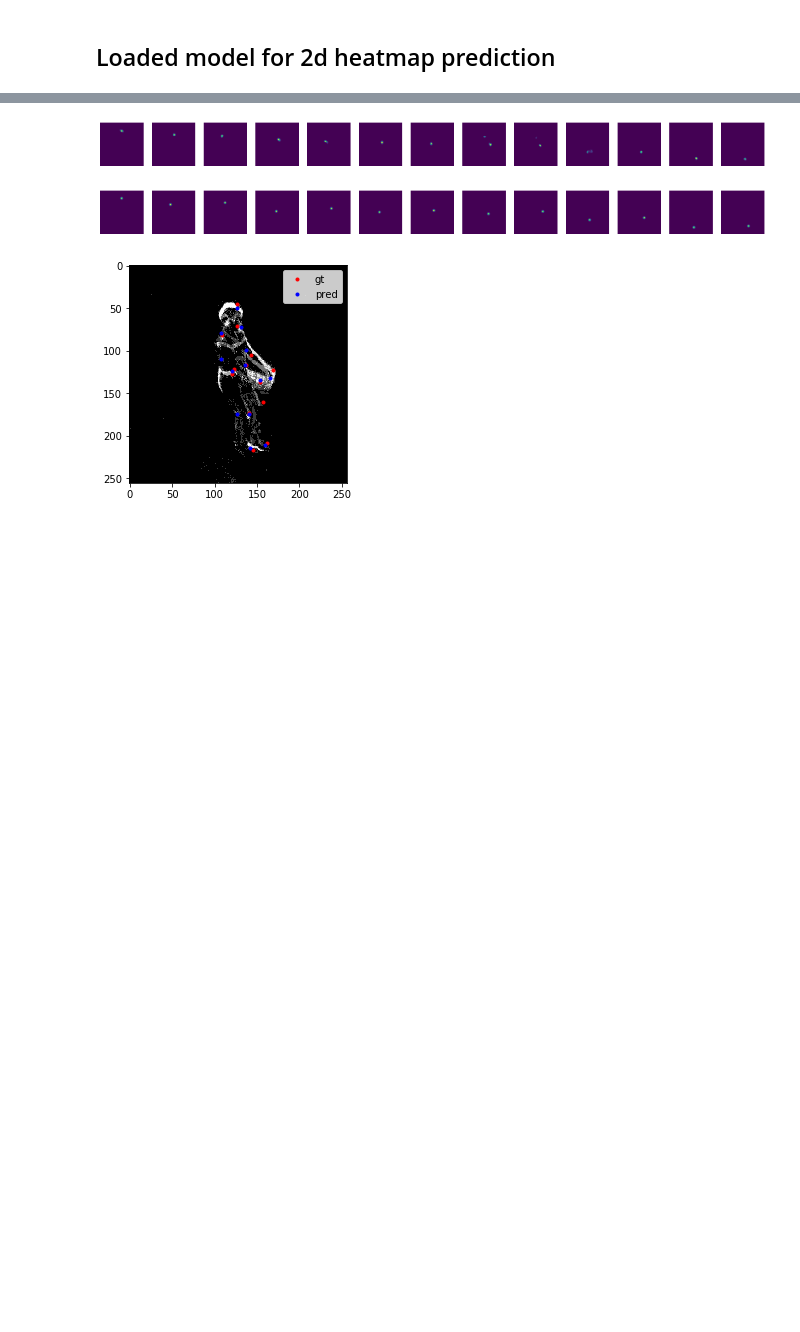
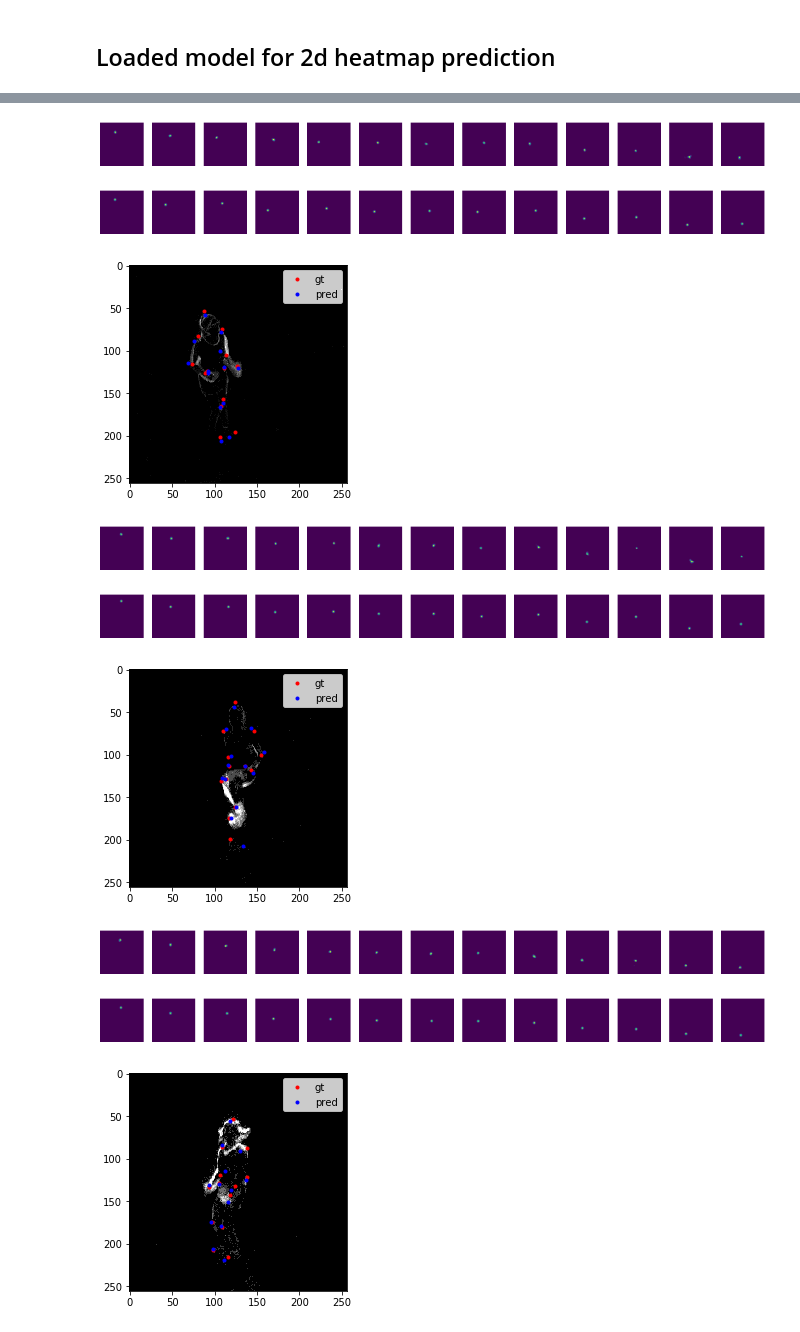
Before and after one commit to gianscarpe/event-based-monocular-hpe, a Jupyter notebook: src/notebooks/pose_estimator.ipynb, the cells around one changed output, grey strips where cells are left out. Drawn from its saved outputs; the diff is of its cells as text; code cells hidden in the pictures; blank space fills up the shorter version.

```diff
--- a/src/notebooks/pose_estimator.ipynb
+++ b/src/notebooks/pose_estimator.ipynb
@@ -39,7 +39,8 @@ aug = Compose([CenterCrop(256, 256), ToTensor()])
 data_dir = '/data/dhp19/time_count_dataset/movements_per_frame'
 labels_dir = '/data/dhp19/time_count_dataset/labels'
 test_subjects = [1, 2, 3, 4, 5]
-cams = [2]
+cams = [2, 3]
+batch_size = 16
 
 hparams = DictConfig({'data_dir': data_dir, 'save_split':False, 'labels_dir' : labels_dir, 'test_subjects':test_subjects, 'cams': cams})
 params = get_dataset_params(hparams)
@@ -47,7 +48,7 @@ params = get_dataset_params(hparams)
 .npy|.mat
 # %%
 d = DHPHeatmapDataset(params['file_paths'], labels_dir, params['test_indexes'], transform=aug)
-loader = get_dataloader(d, 32, 2)
+loader = get_dataloader(d, batch_size, 2)
 # %%
 batch = next(iter(loader))
 x, y = batch
@@ -91,8 +91,15 @@ tensor(27.5304)
 # %%
-display(preds[2].numpy())
-display(y[2].numpy())
-plot_2d(x[2].squeeze(), gt_joints[2], p_joints[2])
+for i in range(batch_size):
+    display(preds[i].numpy())
+    display(y[i].numpy())
+    plot_2d(x[i].squeeze(), gt_joints[i], p_joints[i])
 # %% [output]
-[figure, old version]
+[figure, new version]
-[figure, old version]
+[figure, new version]
-[figure, old version]
+[figure, new version]
+[figure, added]
+[figure, added]
+[figure, added]
+[figure, added]
+[figure, added]
+[figure, added]
```
Also changed, not shown: parts of 6 cells of this notebook, 23 other files.
